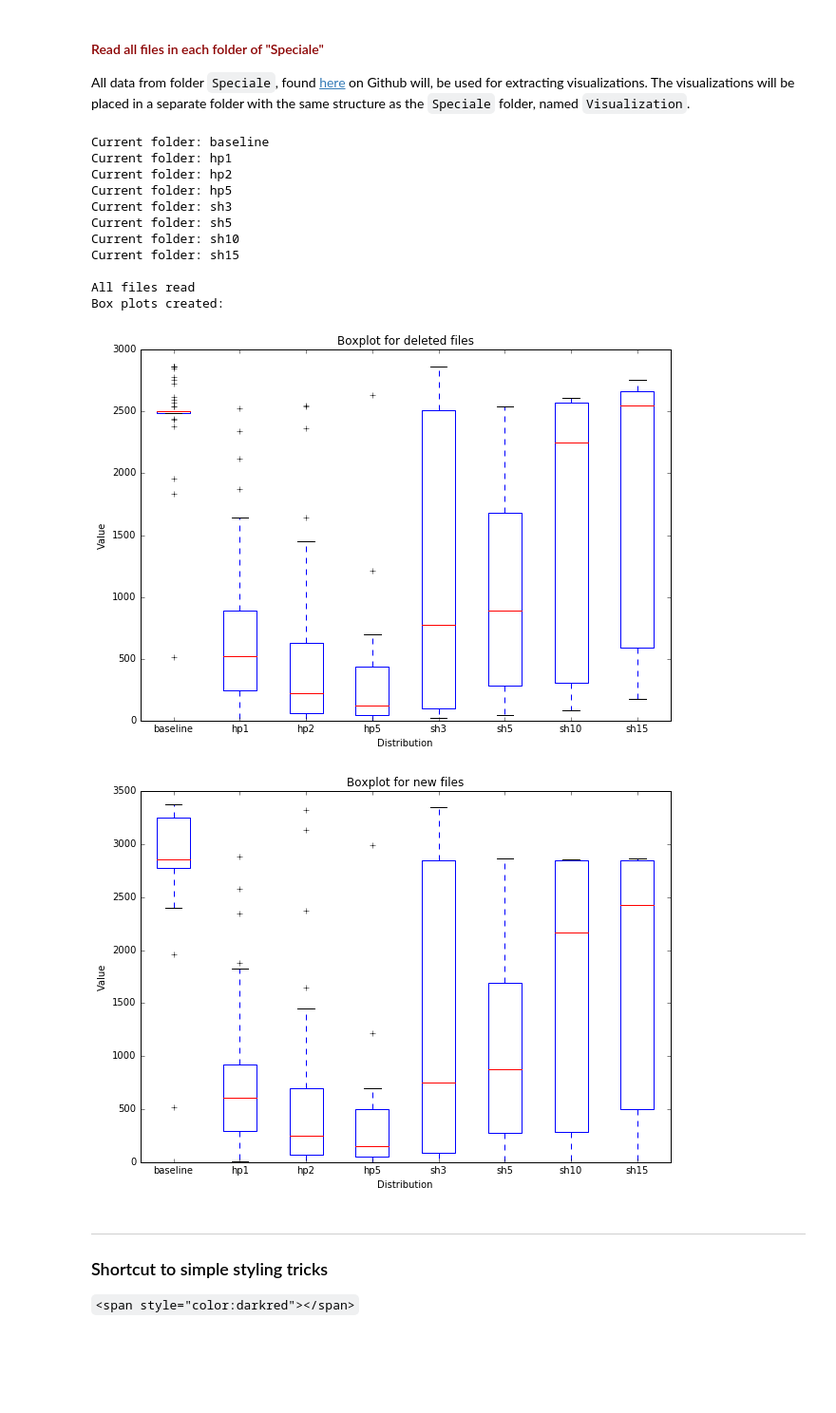
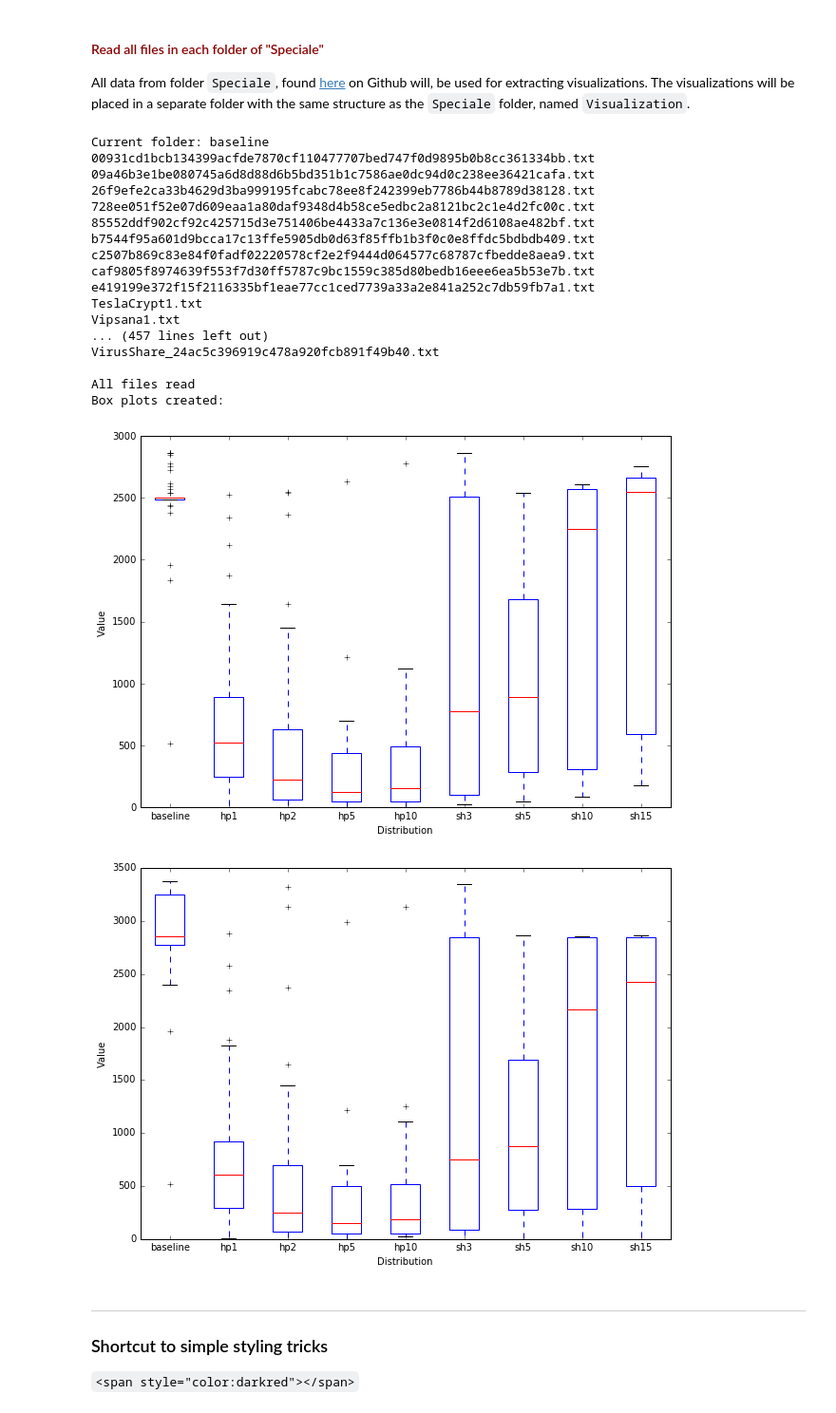
Before and after one commit to frksteenhoff/MSc-Sembach-Beuschau_Jun2017, a Jupyter notebook: DataExtractNManipulation.ipynb, the cells around one changed output. Shown: that part at 95% size. Cells and saved outputs as stored; diff of their text form; code cells hidden in the pictures; blank space fills up the shorter version.

```diff
--- a/DataExtractNManipulation.ipynb
+++ b/DataExtractNManipulation.ipynb
@@ -37,19 +37,20 @@ import pylab as pl
 import matplotlib as plt
 %matplotlib inline
 
-#import plotly
-#import plotly.plotly as py
-#from IPython.display import Image
-#import plotly.graph_objs as go
+import plotly
+import plotly.plotly as py
+from IPython.display import Image
+import plotly.graph_objs as go
 # API access to plotting tools
-#plotly.tools.set_credentials_file(username='frksteenhoff2', api_key ='duu8hsfRmuI5rF2EU8o5')
+# Will need access to perform plotting
+plotly.tools.set_credentials_file(username=, api_key =)
 
 basePath    = "C:/Users/frksteenhoff/Documents/GitHub/MSc-Sembach-Beuschau_Jun2017/"
 pathToPlots = basePath + "Visualization"
 
 # -------------------------------------------------------------------------------- #
-
 # HELPER FUNCTIONS FOR THE VISUALIZATION SCRIPT BELOW
+# -------------------------------------------------------------------------------- #
 
 # Function creating correct layout style for each type of plot
 def setLayoutOptions(headTitle, ytitle):
@@ -105,9 +106,12 @@ def splitTitleAndFiles(line, lineNumber):
 
 # Create cpu, ram, hdd, handle and thread count plots
 def createPerformancePlots(title, listValues, lineNumber, filename, folder, pathToPlots, pathToFiles):
+    # NOTE! The plotting is done by using the plotly module.
+    # The API connection might be lost and the function would need to be run anew.
     mode = 'lines'
 
     # Set plotting marker
+    # Commented out intentionally
     #if lineNumber == 11:
     #    mode = 'markers'
     #else:
@@ -148,7 +152,7 @@ def createPerformancePlots(title, listValues, lineNumber, filename, folder, path
     # Save image to file
     py.image.save_as(fig, filename=filename.strip('.txt') + "-"+ title + '.png')
     chdir(pathToFiles)
-    time.sleep(2)
+    time.sleep(2) # Sleep added not to exhaust API
 
 
 # ('File sizes over time', fileSizes, files, pathToPlots, pathToFiles)
@@ -163,6 +167,7 @@ def createFileSizePlots(title, size_list, filename, folder, plot_path, file_path
     plt.savefig(title + '-size.png')
     chdir(file_path)
 
+# Extract path to file, removing redundant backslashes w. regex
 def findFilePath(fileList, splitCrit):
     fileNames = []
 
@@ -171,7 +176,7 @@ def findFilePath(fileList, splitCrit):
         fileNames.append(re.sub(r'\D:\\{1,4}\w*\\{1,4}\w*\\{1,4}', '', pathStr))
     return fileNames
 
-
+# Fetching file sizes from basline or test data
 def getFileSizes(filename):
     sizeOfFiles = {}
 
@@ -185,6 +190,7 @@ def getFileSizes(filename):
     return sizeOfFiles
 
 
+# Creating a ist of the file sizes found for baseline, or test data
 # Here assuming that all files can be found in size_dict (from baselinedata.txt)
 def createFileSizeList(files, size_dict):
     sizeList = []
@@ -198,13 +204,14 @@ def createFileSizeList(files, size_dict):
         sizeList.append(size_dict[key2])
     return sizeList
 
+# Creating box plots and saving result to file
 def createBoxplot(plottingValues, labels, filename, plotTitle, xlabel, ylabel):
     # Creating figure and setting plotting type
     pl.figure(figsize=(10,7))
     pl.boxplot(plottingValues)
 
     # Values - for ledgibility
-    pl.title(plotTitle)
+    #pl.title(plotTitle)
     pl.xlabel(xlabel)
     pl.ylabel(ylabel)
     # Label values
@@ -218,7 +225,7 @@ All data from folder ``Speciale``, found [here](www.github.com/frksteenhoff/MSc-
 # The actual visualization script
 # -------------------------------------------------------------------------------- #
 # Basic inits
-folders = ['baseline', 'hp1', 'hp2','hp5', 'sh3', 'sh5', 'sh10', 'sh15']
+folders = ['baseline', 'hp1', 'hp2','hp5', 'hp10', 'sh3', 'sh5', 'sh10', 'sh15']
 lineNumber = 0
 boxplotDel = []
 boxplotNew = []
@@ -241,7 +248,7 @@ for folder in folders:
         # Read each line and split content into dictionary
         with open(files, 'r') as f:
             content = f.readlines()
-
+        print files
         for lines in content:
             # Create list of values for boxplot of number of deleted files
             if lineNumber == 8:
@@ -270,42 +277,48 @@ for folder in folders:
                 obsMon = removeAppData(listValues)
                 filePaths = findFilePath(obsMon, '*')
                 fileSizes = createFileSizeList(filePaths, baselineData)
                 createFileSizePlots('File sizes over time', fileSizes, 0, files, pathToPlots, pathToFiles)
 
             ## Nothing implemented using sepcific information in file
             #else:
             #    print ''#lines.strip('\n').split(';')[0].ljust(24), "nothing implemented"
             lineNumber += 1
         lineNumber = 0
         fileSizes = []
 
     # Create 2-d list for boxplots
     boxplotDel.append(delLst)
     boxplotNew.append(newLst)
     delLst = []
     newLst = []
 
 print "\nAll files read"
 
 # Creating and saving boxplots for deleted and new files
 chdir(pathToPlots)
 createBoxplot(boxplotDel, folders, 'delFiles', 'Boxplot for deleted files', 'Distribution', 'Value')
 createBoxplot(boxplotNew, folders, 'newFiles', 'Boxplot for new files', 'Distribution', 'Value')
 print "Box plots created:"
 # %% [output]
 Current folder: baseline
-Current folder: hp1
-Current folder: hp2
-Current folder: hp5
-Current folder: sh3
-Current folder: sh5
-Current folder: sh10
-Current folder: sh15
+00931cd1bcb134399acfde7870cf110477707bed747f0d9895b0b8cc361334bb.txt
+09a46b3e1be080745a6d8d88d6b5bd351b1c7586ae0dc94d0c238ee36421cafa.txt
+26f9efe2ca33b4629d3ba999195fcabc78ee8f242399eb7786b44b8789d38128.txt
+728ee051f52e07d609eaa1a80daf9348d4b58ce5edbc2a8121bc2c1e4d2fc00c.txt
+85552ddf902cf92c425715d3e751406be4433a7c136e3e0814f2d6108ae482bf.txt
+b7544f95a601d9bcca17c13ffe5905db0d63f85ffb1b3f0c0e8ffdc5bdbdb409.txt
+c2507b869c83e84f0fadf02220578cf2e2f9444d064577c68787cfbedde8aea9.txt
+caf9805f8974639f553f7d30ff5787c9bc1559c385d80bedb16eee6ea5b53e7b.txt
+e419199e372f15f2116335bf1eae77cc1ced7739a33a2e841a252c7db59fb7a1.txt
+TeslaCrypt1.txt
+Vipsana1.txt
+... (457 lines left out)
+VirusShare_24ac5c396919c478a920fcb891f49b40.txt
 
 All files read
 Box plots created:
-[figure, old version]
+[figure, new version]
-[figure, old version]
+[figure, new version]
 # %% [markdown]
 ----
 ### Shortcut to simple styling tricks
```
Also changed, not shown: 2 other files.
